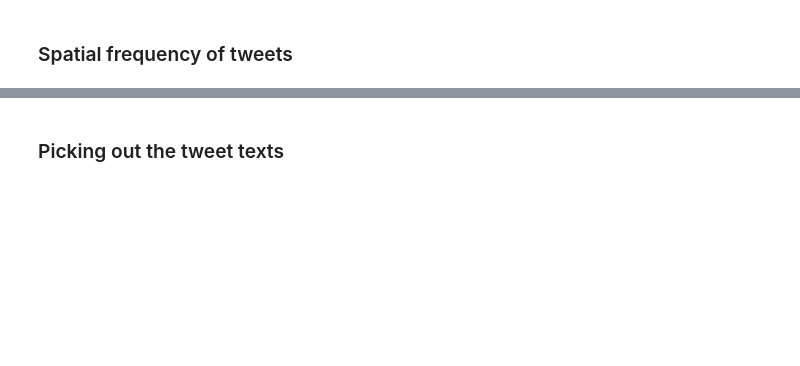
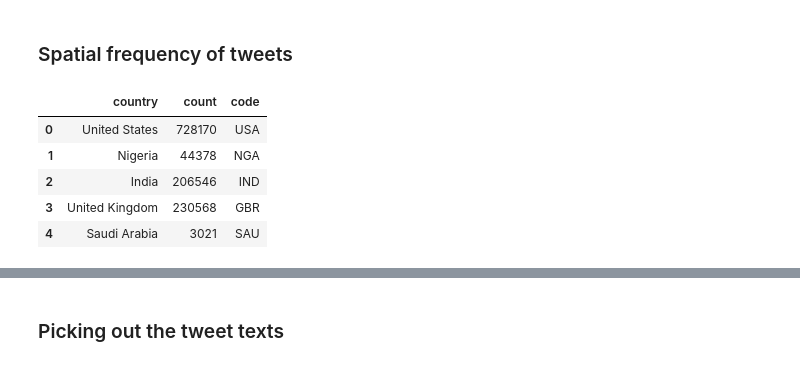
Before and after one commit to Rrishik/COVID-19-tweets, a Jupyter notebook: Covid-19 Tweets analysis.ipynb, the cells around one changed output, grey strips where cells are left out. Cells and saved outputs as stored; diff of their text form; code cells hidden in the pictures; blank space fills up the shorter version.

```diff
--- a/Covid-19 Tweets analysis.ipynb
+++ b/Covid-19 Tweets analysis.ipynb
@@ -90,3 +92,8 @@ def getLocation(t):
+# %%
+def getCountry(t):
+    if(t):
+        return t[1].country
+    return None
 # %% [markdown]
 ### Reading the tweets and updating their geodata
 # %%
@@ -158,9 +162,18 @@ plt.show()
 # %% [markdown]
 ### Spatial frequency of tweets
 # %%
-locs = df.locations.apply(getCountry).dropna()
+locs = df_locations.locations.apply(getCountry).dropna()
 country_df = pd.DataFrame.from_dict(Counter(locs), columns = ['count'], orient = 'index').reset_index()
 country_df.columns = ['country', 'count']
+codes_df = pd.read_csv('country_codes.csv')
+
 code_freq_df = pd.merge(country_df, codes_df, on = 'country', how = 'left')
-code_freq.to_csv('./data_full/locations/country_frequency.csv', index = None)
+code_freq_df.to_csv('./data_full/locations/country_frequency.csv', index = None)
 code_freq_df.head()
+# %% [output]
+|  | country | count | code |
+| 0 | United States | 728170 | USA |
+| 1 | Nigeria | 44378 | NGA |
+| 2 | India | 206546 | IND |
+| 3 | United Kingdom | 230568 | GBR |
+| 4 | Saudi Arabia | 3021 | SAU |
```
Also changed, not shown: parts of 31 cells of this notebook, 12 other files.
